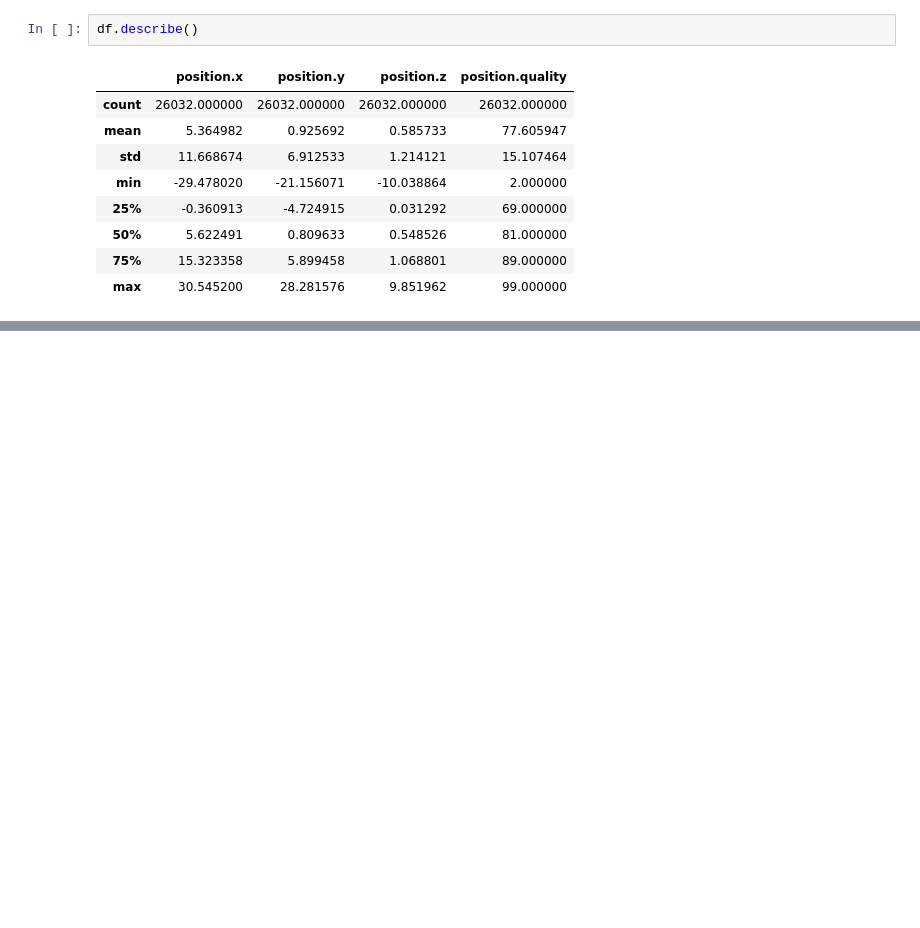
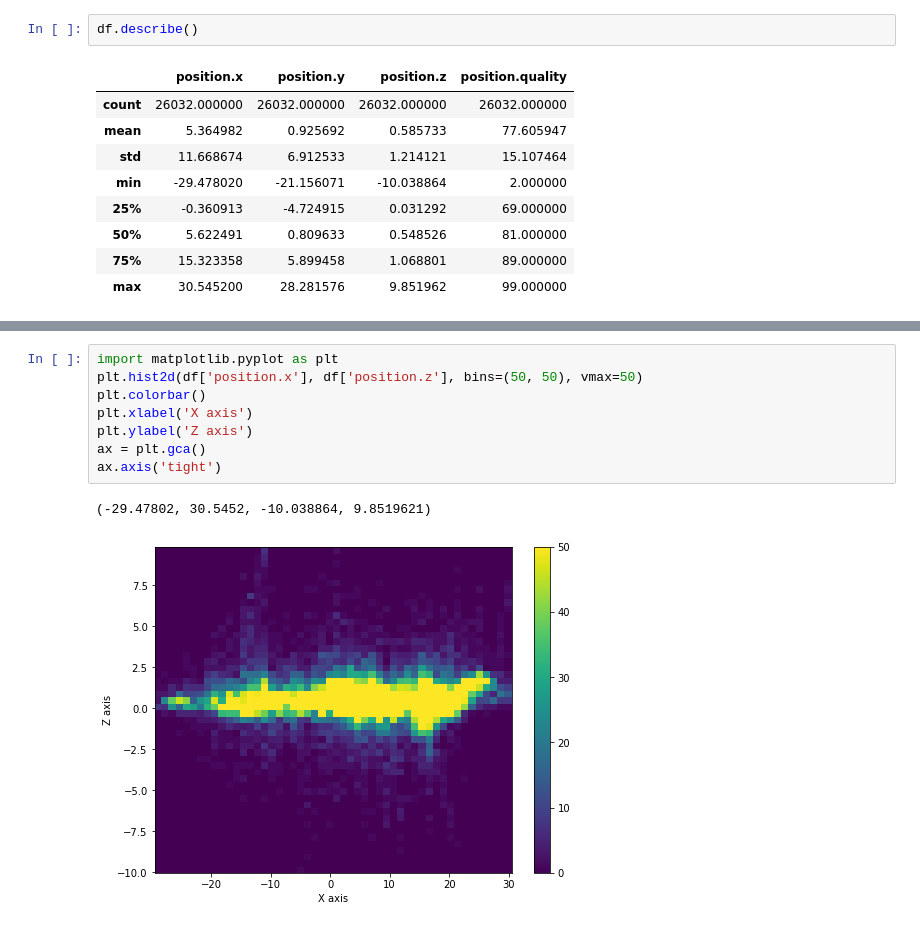
Before and after one commit to IamHussain503/postion-quality-sports-prediction, a Jupyter notebook: position_quality.ipynb, the cells around one changed output, grey strips where cells are left out. Cells and saved outputs as stored; diff of their text form; blank space fills up the shorter version.

```diff
--- a/position_quality.ipynb
+++ b/position_quality.ipynb
@@ -94,0 +112,11 @@ dtype: int64
+# %%
+import matplotlib.pyplot as plt
+plt.hist2d(df['position.x'], df['position.z'], bins=(50, 50), vmax=50)
+plt.colorbar()
+plt.xlabel('X axis')
+plt.ylabel('Z axis')
+ax = plt.gca()
+ax.axis('tight')
+# %% [output]
+(-29.47802, 30.5452, -10.038864, 9.8519621)
+[figure, added]
```
Also changed, not shown: parts of 56 cells of this notebook.
